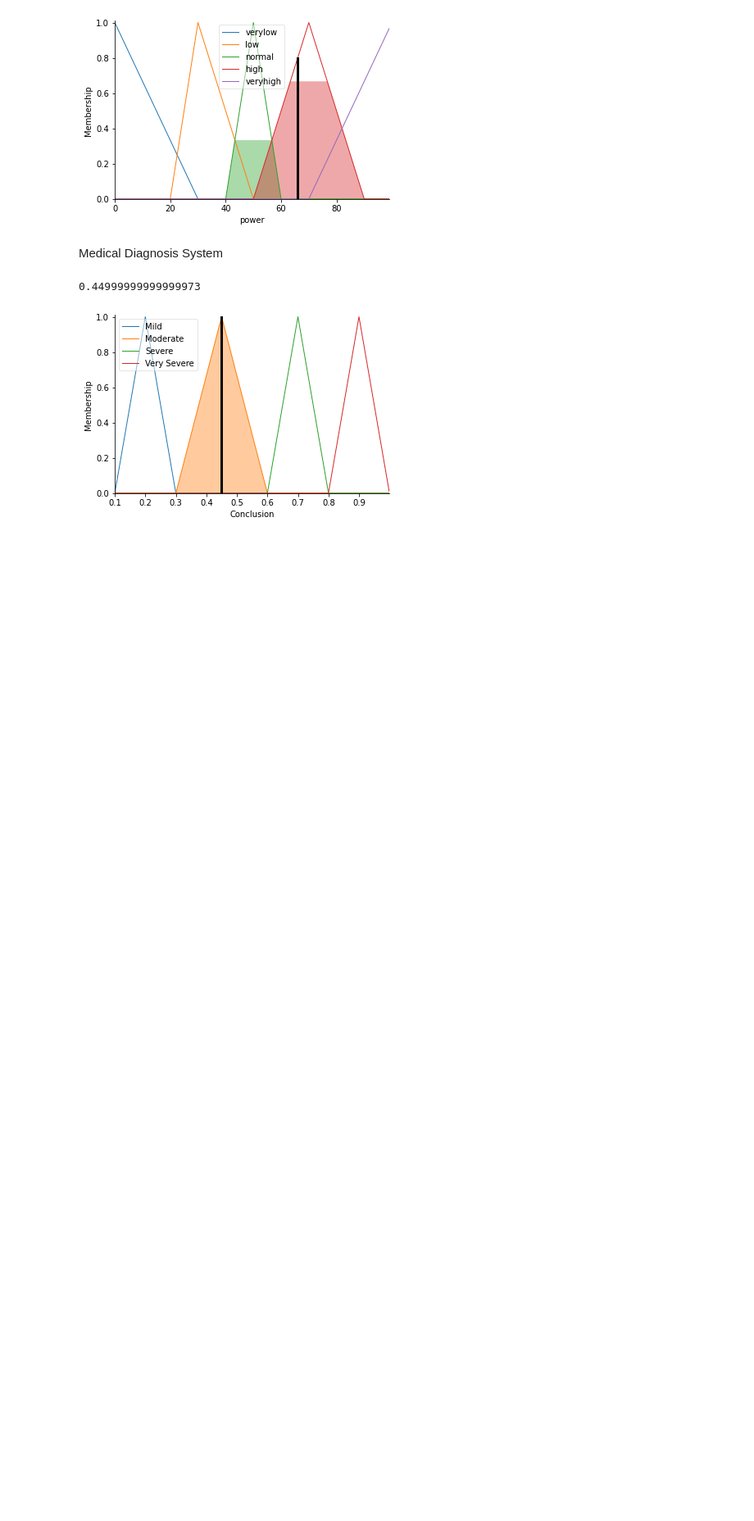
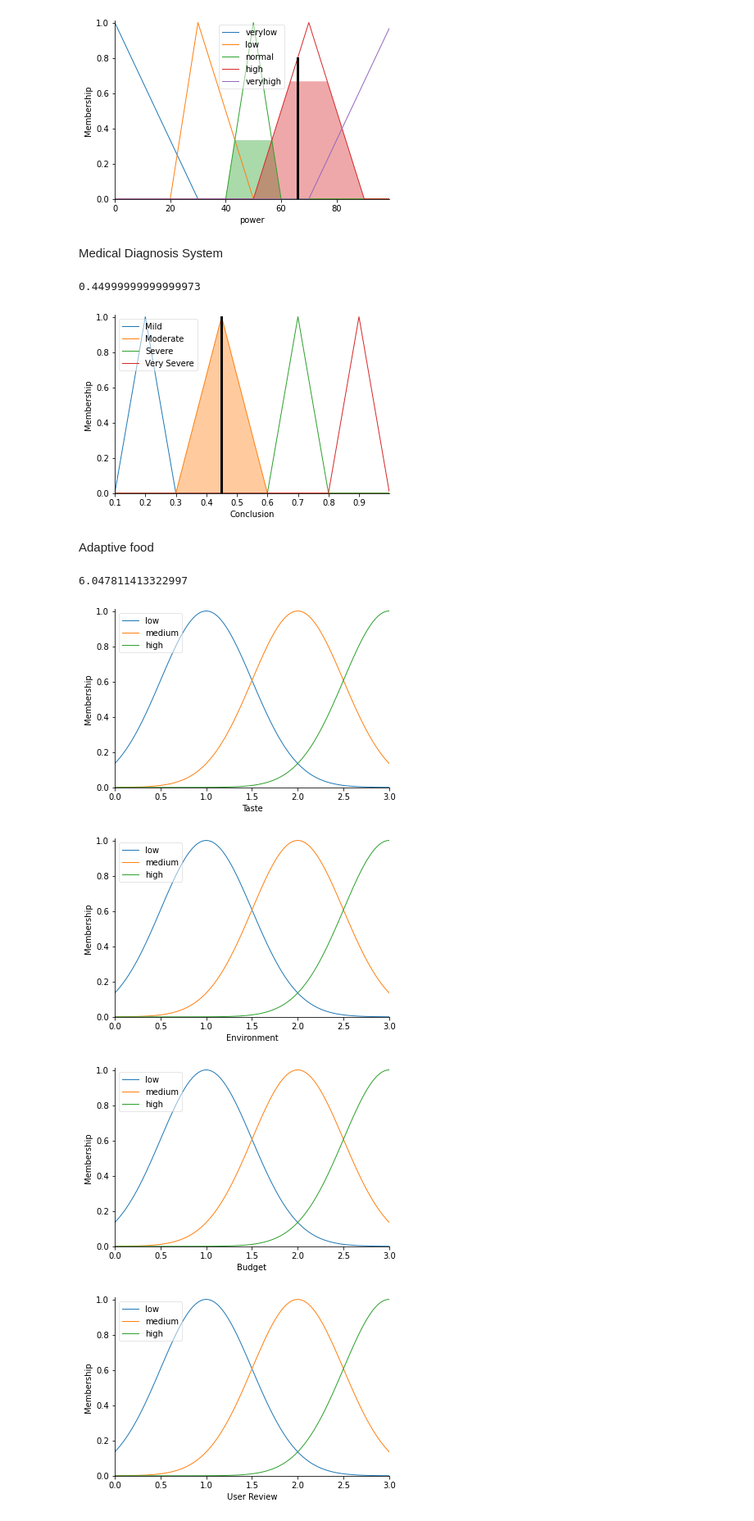
Before and after one commit to quangphuc2509/AI-Homework, a Jupyter notebook: Homework3.ipynb, the cells around one changed output. Shown: that part at 82% size. Cells and saved outputs as stored; diff of their text form; code cells hidden in the pictures; blank space fills up the shorter version.

```diff
--- a/Homework3.ipynb
+++ b/Homework3.ipynb
@@ -291,3 +282,82 @@ conclusion.view(sim = conclusion_simulation)
 # %% [output]
 0.44999999999999973
 [figure]
+# %% [markdown]
+Adaptive food
+# %%
+import skfuzzy as fuzz
+from skfuzzy import control as ctrl
+import numpy as np
+import matplotlib.pyplot as plt
+import math
+
+# Input
+taste       = ctrl.Antecedent(np.linspace(0, 3, 100), 'Taste')
+environment = ctrl.Antecedent(np.linspace(0, 3, 100), 'Environment')
+budget      = ctrl.Antecedent(np.linspace(0, 3, 100), 'Budget')
+userReview  = ctrl.Antecedent(np.linspace(0, 3, 100), 'User Review')
+location    = ctrl.Antecedent(np.linspace(0, 3, 100), 'Location')
+
+# Output
+
+preference = ctrl.Consequent(np.linspace(0, 15, 100), 'Preference')
+
+# membership function
+def MembershipFunction(field):
+  field['low'] = fuzz.gaussmf(field.universe, 1, 0.5)
+  field['medium'] = fuzz.gaussmf(field.universe, 2, 0.5)
+  field['high'] = fuzz.gaussmf(field.universe, 3, 0.5)
+
+MembershipFunction(taste)
+MembershipFunction(environment)
+MembershipFunction(budget)
+MembershipFunction(userReview)
+MembershipFunction(location)
+
+preference['level 1'] = fuzz.gaussmf(preference.universe, 2.5, 1)
+preference['level 2'] = fuzz.gaussmf(preference.universe, 5, 1)
+preference['level 3'] = fuzz.gaussmf(preference.universe, 7.5, 1)
+preference['level 4'] = fuzz.gaussmf(preference.universe, 10, 1)
+preference['level 5'] = fuzz.gaussmf(preference.universe, 12.5, 1)
+
+
+taste.view()
+environment.view()
+budget.view()
+userReview.view()
+location.view()
+preference.view()
+
+dic_input_value = {0: 'low', 1: 'low', 2: 'medium', 3: 'high'}
+dic_output_value = {0: 'level 1', 1: 'level 1', 2: 'level 2', 3: 'level 3', 4: 'level 4', 5: 'level 5' }
+rule = []
+value = [ 1, 2, 3]
+
+for i1 in value:
+  for i2 in value:
+    for i3 in value:
+      for i4 in value:
+        for i5 in value:
+          lvl = math.ceil(((i1 + i2 + i3 + i4 + i5) / 3))
+          rule.append(ctrl.Rule(taste[dic_input_value[i1]] & environment[dic_input_value[i2]] & budget[dic_input_value[i3]] & userReview[dic_input_value[i4]] & location[dic_input_value[i5]], preference[dic_output_value[lvl]]))
+
+preferrence_control = ctrl.ControlSystem(rule)
+preference_simulation = ctrl.ControlSystemSimulation(preferrence_control)
+
+# Compute
+preference_simulation.input['Taste'] = 1
+preference_simulation.input['Environment'] = 1
+preference_simulation.input['Budget'] = 1
+preference_simulation.input['User Review'] = 1
+preference_simulation.input['Location'] = 1
+
+preference_simulation.compute()
+print(preference_simulation.output['Preference'])
+
+preference.view(sim = preference_simulation)
+# %% [output]
+6.047811413322997
+[figure, added]
+[figure, added]
+[figure, added]
+[figure, added]
```
Also changed, not shown: parts of 2 cells of this notebook.
